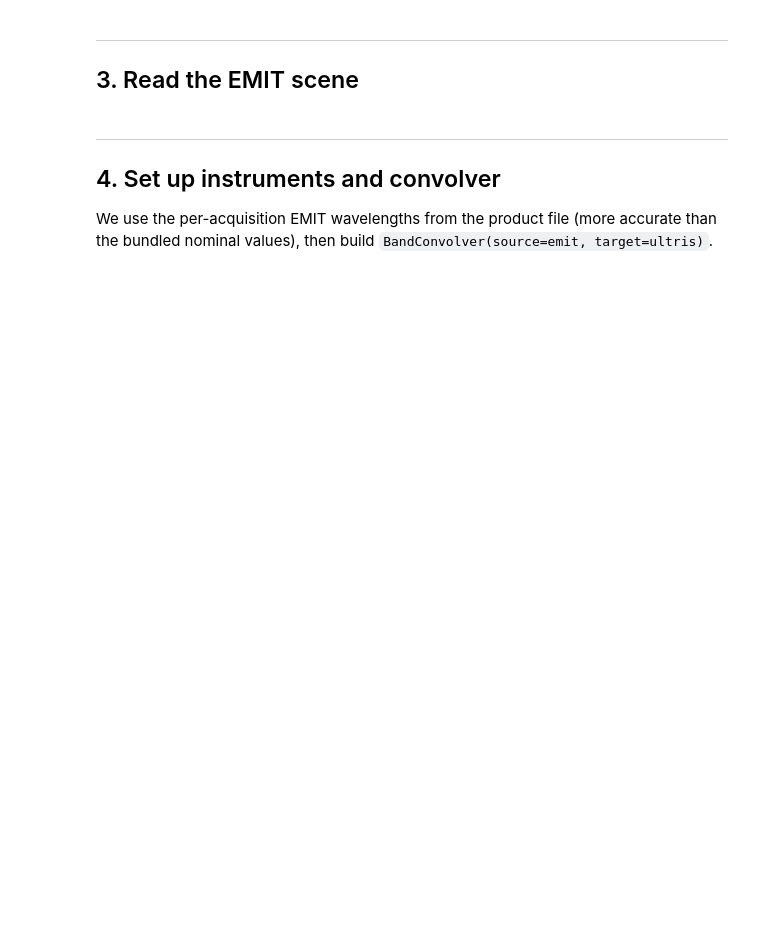
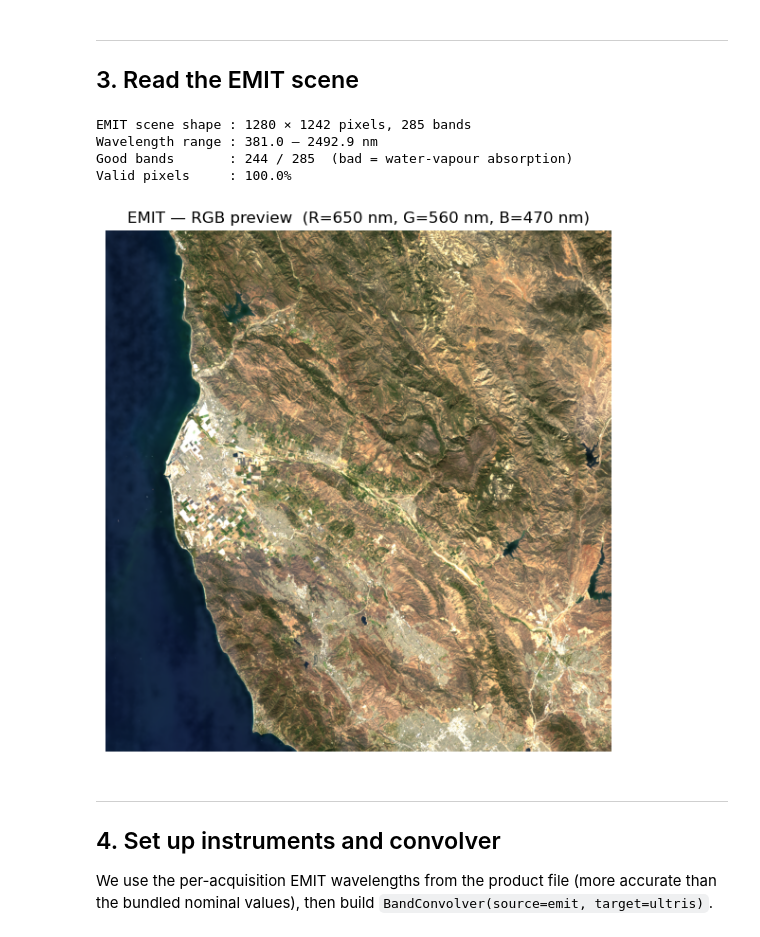
Before and after one commit to kllewers/srfforge, a Jupyter notebook: tutorials/Cubert_Ultris_to_EMIT.ipynb, the cells around one changed output. Cells and saved outputs as stored; diff of their text form; code cells hidden in the pictures; blank space fills up the shorter version.

Commit message:
EMIT > ULTRIS

```diff
--- a/tutorials/Cubert_Ultris_to_EMIT.ipynb
+++ b/tutorials/Cubert_Ultris_to_EMIT.ipynb
@@ -82,15 +98,47 @@ print(f"\nFile: {emit_nc.name}  ({emit_nc.stat().st_size / 1e6:.0f} MB)")
 ---
 ## 3. Read the EMIT scene
 # %%
-with h5py.File(emit_nc, "r") as f:
-    refl_ds  = f["reflectance"]["reflectance"]
-    fill_val = float(refl_ds.attrs.get("_FillValue", -9999.0))
-    emit_refl = refl_ds[:].astype(np.float32)   # (lines, samples, 285)
+ds_refl  = xr.open_dataset(emit_nc, engine="netcdf4")
+ds_bands = xr.open_dataset(emit_nc, engine="netcdf4", group="sensor_band_parameters")
 
-emit_refl[emit_refl == fill_val] = np.nan
+emit_refl  = ds_refl["reflectance"].values.astype(np.float32)   # (lines, samples, bands)
+emit_wl    = ds_bands["wavelengths"].values                       # nm, all bands
+good_bands = ds_bands["good_wavelengths"].values.astype(bool)    # True = usable band
 
-print(f"EMIT scene shape : {emit_refl.shape}  (lines, samples, bands)")
+# Replace fill values with NaN
+fill = ds_refl["reflectance"].attrs.get("_FillValue", -9999.0)
+emit_refl[emit_refl == fill] = np.nan
+
+rows, cols, n_bands = emit_refl.shape
+print(f"EMIT scene shape : {rows} × {cols} pixels, {n_bands} bands")
+print(f"Wavelength range : {emit_wl[0]:.1f} – {emit_wl[-1]:.1f} nm")
+print(f"Good bands       : {good_bands.sum()} / {n_bands}  (bad = water-vapour absorption)")
 print(f"Valid pixels     : {np.isfinite(emit_refl[:, :, 0]).mean():.1%}")
+# %% [output]
+EMIT scene shape : 1280 × 1242 pixels, 285 bands
+Wavelength range : 381.0 – 2492.9 nm
+Good bands       : 244 / 285  (bad = water-vapour absorption)
+Valid pixels     : 100.0%
+# %%
+def _band_idx(wl_array, target_nm):
+    return int(np.argmin(np.abs(wl_array - target_nm)))
+
+r_idx = _band_idx(emit_wl, 650)
+g_idx = _band_idx(emit_wl, 560)
+b_idx = _band_idx(emit_wl, 470)
+
+rgb_preview = emit_refl[:, :, [r_idx, g_idx, b_idx]]
+rgb_preview = np.clip(rgb_preview / np.nanpercentile(rgb_preview, 98), 0, 1)
+rgb_preview = np.where(np.isnan(rgb_preview), 1.0, rgb_preview)
+
+fig, ax = plt.subplots(figsize=(8, 6))
+ax.imshow(rgb_preview)
+ax.set_title("EMIT — RGB preview  (R=650 nm, G=560 nm, B=470 nm)")
+ax.axis("off")
+plt.tight_layout()
+plt.show()
+# %% [output]
+[figure, added]
 # %% [markdown]
 ---
 ## 4. Set up instruments and convolver
```
Also changed, not shown: parts of 10 cells of this notebook, 1 other file.
